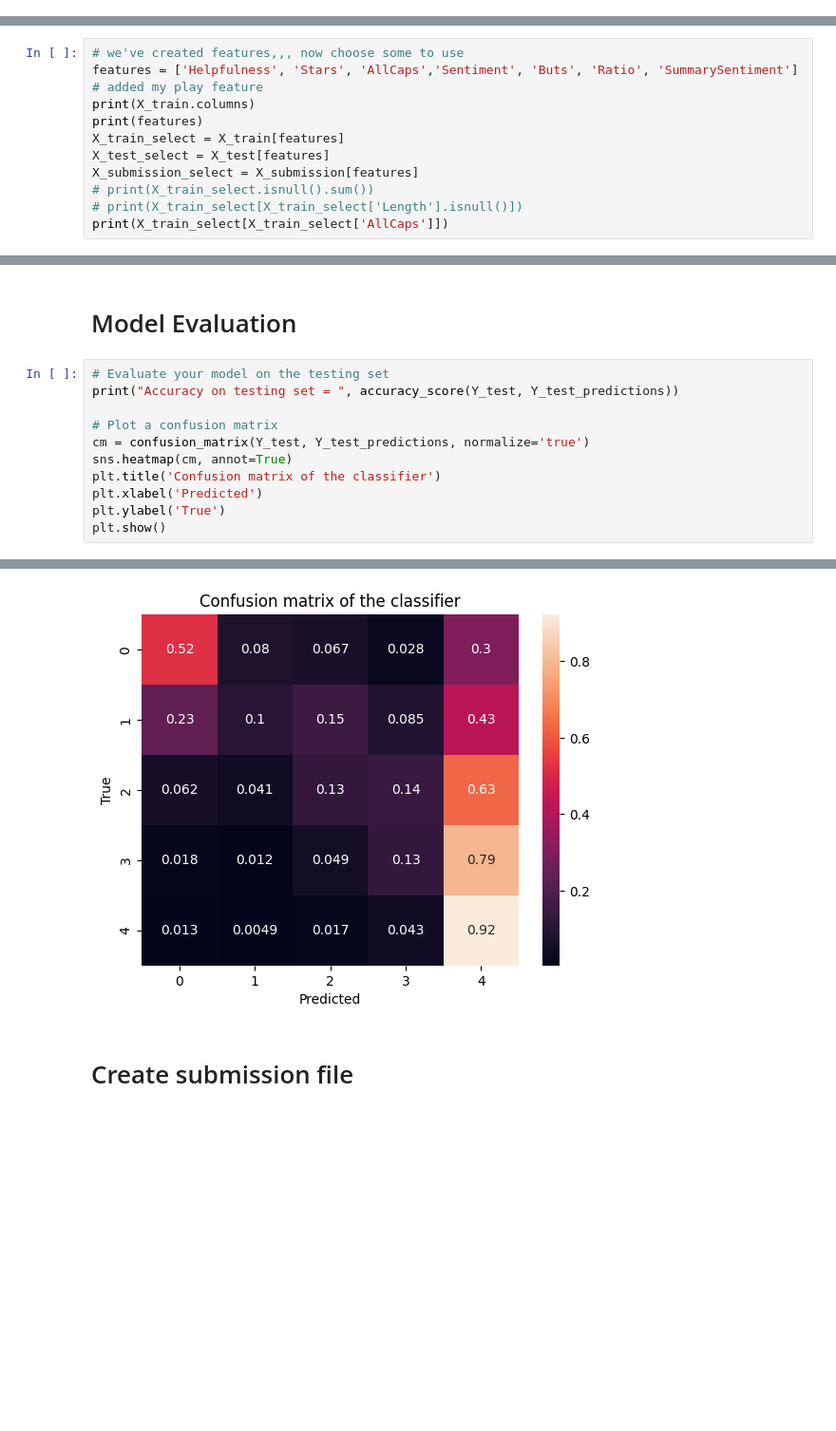
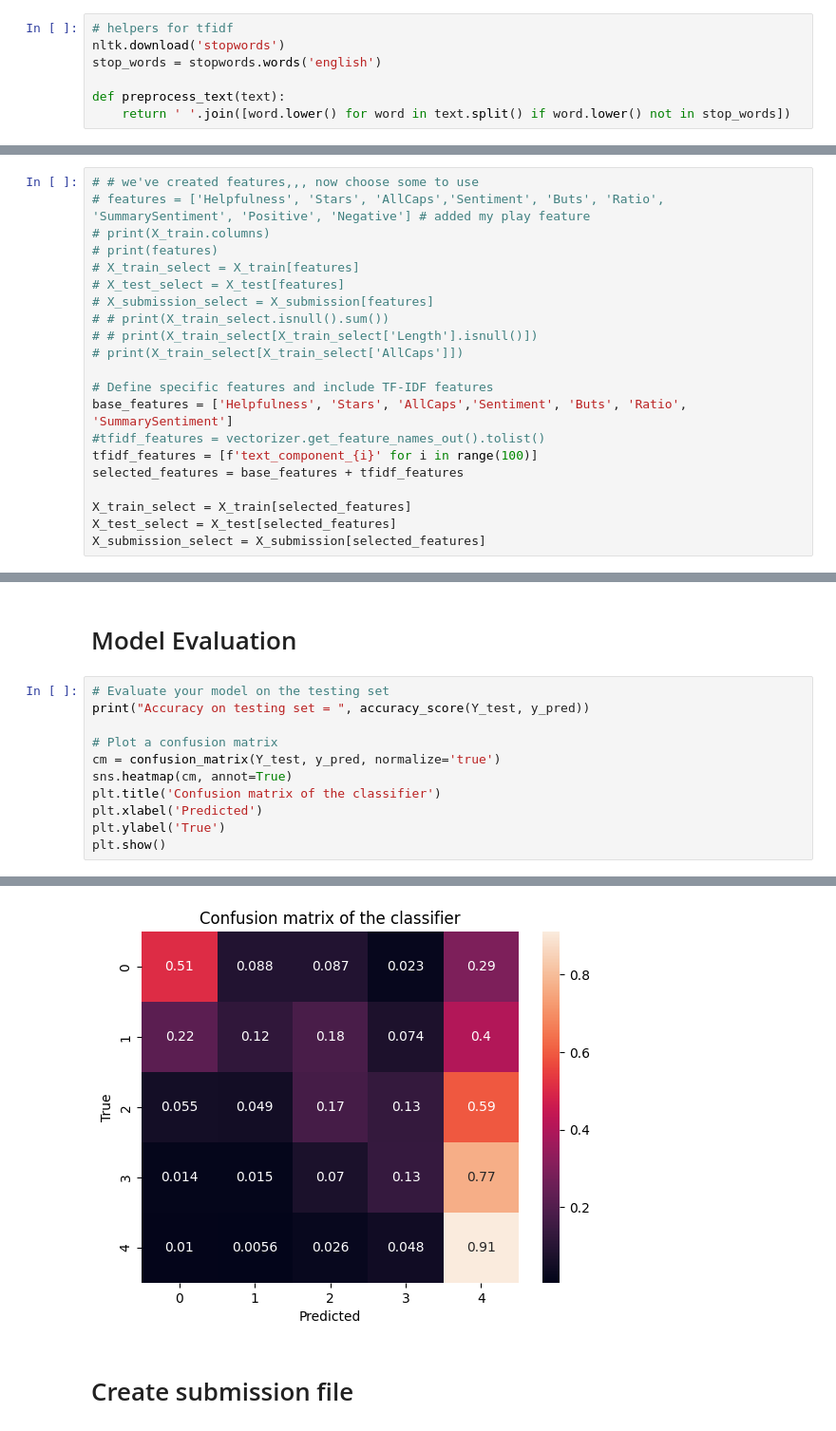
Before and after one commit to tiff426/tmliu-midterm, a Jupyter notebook: trying.ipynb, the cells around one changed output, grey strips where cells are left out. Shown at 95% size. Saved outputs shown, nothing was run; the diff lists cells and outputs as text; blank space fills up the shorter version.

```diff
--- a/trying.ipynb
+++ b/trying.ipynb
@@ -227,3 +231,10 @@ plt.show()
 [figure]
 # %% [markdown]
 # Adding Features
+# %%
+# helpers for tfidf
+nltk.download('stopwords')
+stop_words = stopwords.words('english')
+
+def preprocess_text(text):
+    return ' '.join([word.lower() for word in text.split() if word.lower() not in stop_words])
@@ -355,13 +407,23 @@ X_train, X_test, Y_train, Y_test = train_test_split(
 # %% [markdown]
 # Feature Selection
 # %%
-# we've created features,,, now choose some to use
-features = ['Helpfulness', 'Stars', 'AllCaps','Sentiment', 'Buts', 'Ratio', 'SummarySentiment'] # added my play feature
-print(X_train.columns)
-print(features)
-X_train_select = X_train[features]
-X_test_select = X_test[features]
-X_submission_select = X_submission[features]
-# print(X_train_select.isnull().sum())
-# print(X_train_select[X_train_select['Length'].isnull()])
-print(X_train_select[X_train_select['AllCaps']])
+# # we've created features,,, now choose some to use
+# features = ['Helpfulness', 'Stars', 'AllCaps','Sentiment', 'Buts', 'Ratio', 'SummarySentiment', 'Positive', 'Negative'] # added my play feature
+# print(X_train.columns)
+# print(features)
+# X_train_select = X_train[features]
+# X_test_select = X_test[features]
+# X_submission_select = X_submission[features]
+# # print(X_train_select.isnull().sum())
+# # print(X_train_select[X_train_select['Length'].isnull()])
+# print(X_train_select[X_train_select['AllCaps']])
+
+# Define specific features and include TF-IDF features
+base_features = ['Helpfulness', 'Stars', 'AllCaps','Sentiment', 'Buts', 'Ratio', 'SummarySentiment']
+#tfidf_features = vectorizer.get_feature_names_out().tolist()
+tfidf_features = [f'text_component_{i}' for i in range(100)]
+selected_features = base_features + tfidf_features
+
+X_train_select = X_train[selected_features]
+X_test_select = X_test[selected_features]
+X_submission_select = X_submission[selected_features]
@@ -430,10 +498,10 @@ NameError: name 'feature_names' is not defined
 # Model Evaluation
 # %%
 # Evaluate your model on the testing set
-print("Accuracy on testing set = ", accuracy_score(Y_test, Y_test_predictions))
+print("Accuracy on testing set = ", accuracy_score(Y_test, y_pred))
 
 # Plot a confusion matrix
-cm = confusion_matrix(Y_test, Y_test_predictions, normalize='true')
+cm = confusion_matrix(Y_test, y_pred, normalize='true')
 sns.heatmap(cm, annot=True)
 plt.title('Confusion matrix of the classifier')
 plt.xlabel('Predicted')
@@ -444,4 +512,4 @@ Accuracy on testing set =  0.5743531464765065
-[figure, old version]
+[figure, new version]
 # %% [markdown]
 # Create submission file
 # %%
```
Also changed, not shown: parts of 6 cells of this notebook.
